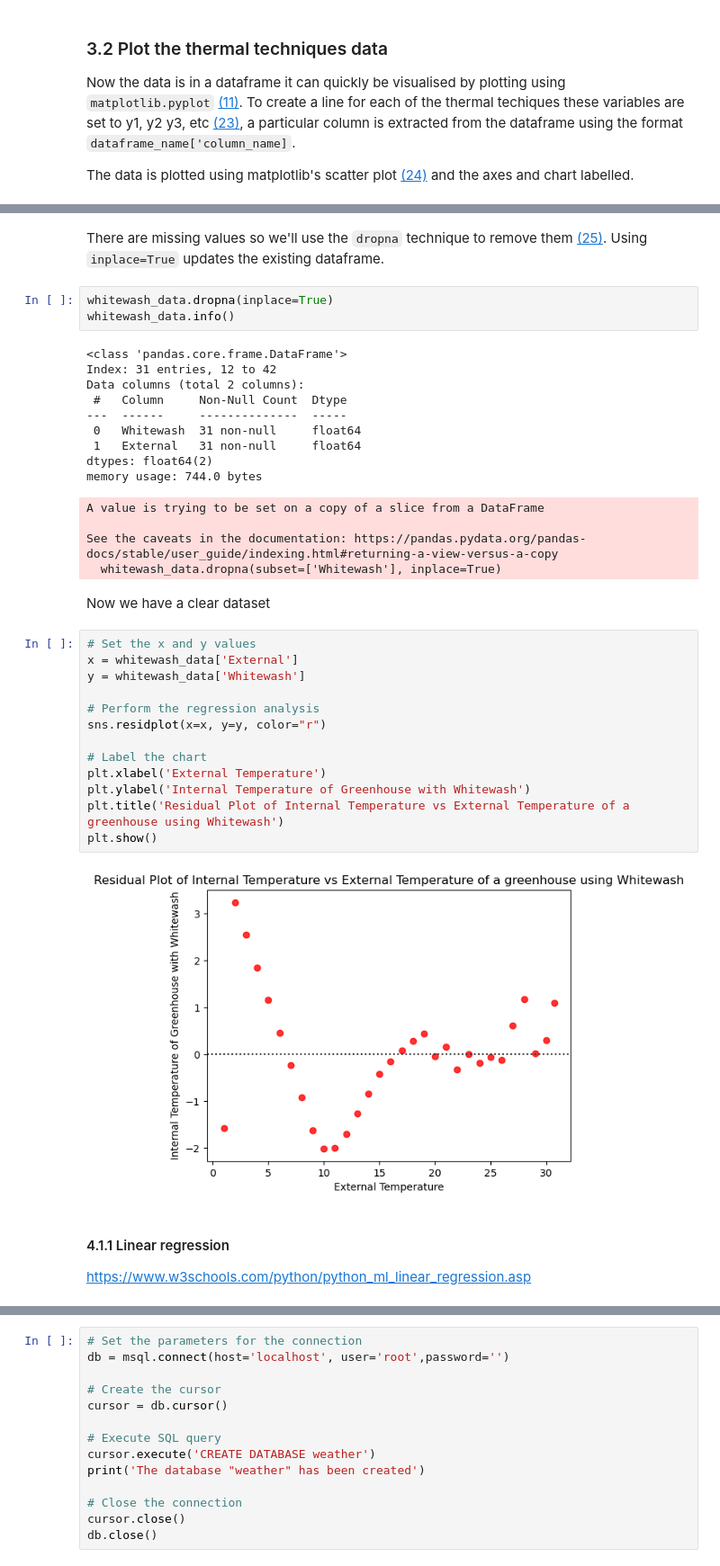
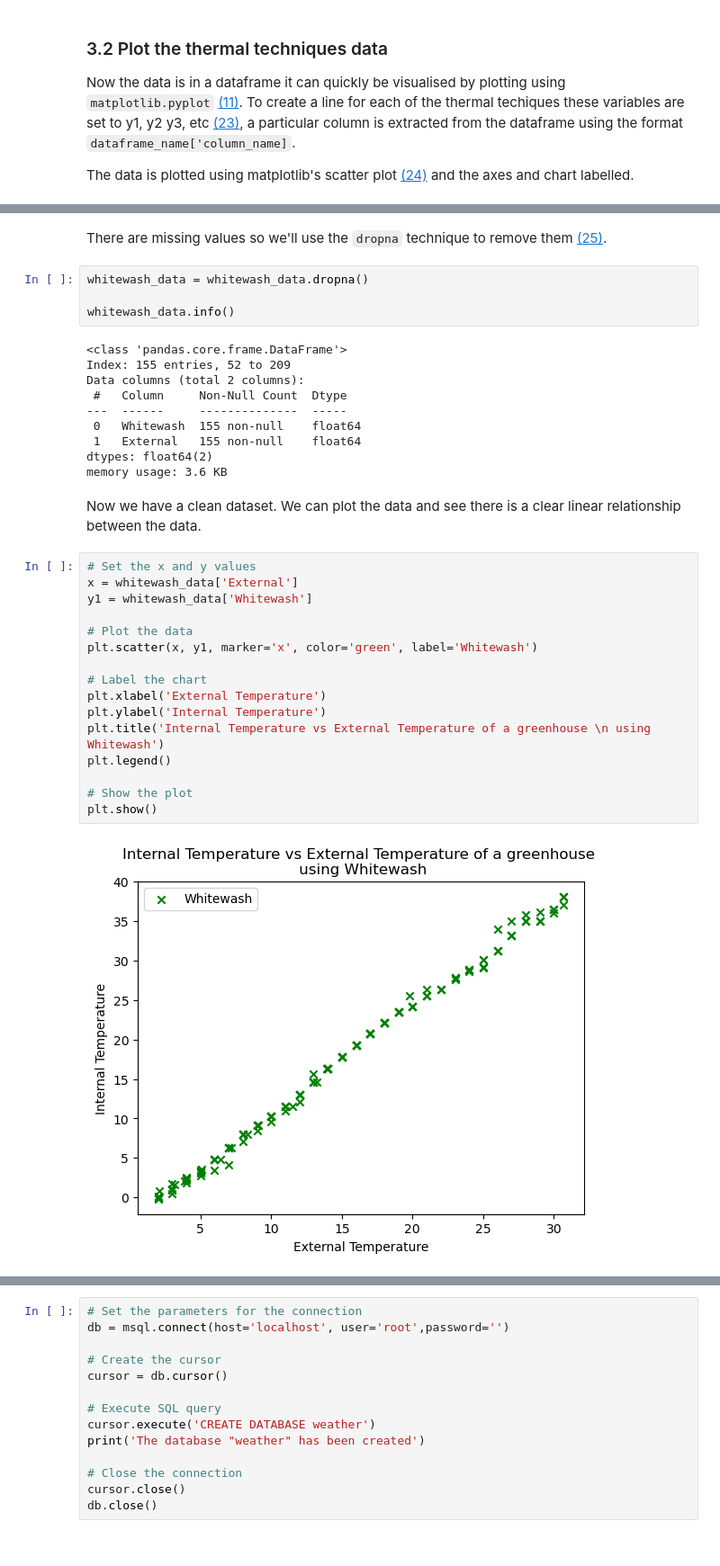
Before and after one commit to kknb1982/pfda, a Jupyter notebook: project/weather_suitability.ipynb, the cells around one changed output, grey strips where cells are left out. Shown: that part at 90% size. Drawn from its saved outputs; the diff is of its cells as text.

```diff
--- a/project/weather_suitability.ipynb
+++ b/project/weather_suitability.ipynb
@@ -151,40 +149,36 @@ memory usage: 1.1 KB
 # %% [markdown]
-There are missing values so we'll use the `dropna` technique to remove them [(25)](https://pandas.pydata.org/docs/reference/api/pandas.DataFrame.dropna.html). Using `inplace=True` updates the existing dataframe.
+There are missing values so we'll use the `dropna` technique to remove them [(25)](https://pandas.pydata.org/docs/reference/api/pandas.DataFrame.dropna.html).
 # %%
-whitewash_data.dropna(inplace=True)
+whitewash_data = whitewash_data.dropna()
+
 whitewash_data.info()
 # %% [output]
 <class 'pandas.core.frame.DataFrame'>
-Index: 31 entries, 12 to 42
+Index: 155 entries, 52 to 209
 Data columns (total 2 columns):
  #   Column     Non-Null Count  Dtype
 ---  ------     --------------  -----
- 0   Whitewash  31 non-null     float64
- 1   External   31 non-null     float64
+ 0   Whitewash  155 non-null    float64
+ 1   External   155 non-null    float64
 dtypes: float64(2)
-memory usage: 744.0 bytes
+memory usage: 3.6 KB
-A value is trying to be set on a copy of a slice from a DataFrame
-
-See the caveats in the documentation: https://pandas.pydata.org/pandas-docs/stable/user_guide/indexing.html#returning-a-view-versus-a-copy
-  whitewash_data.dropna(subset=['Whitewash'], inplace=True)
 # %% [markdown]
-Now we have a clear dataset
+Now we have a clean dataset. We can plot the data and see there is a clear linear relationship between the data.
-# %%
-# Set the x and y values
-x = whitewash_data['External']
-y = whitewash_data['Whitewash']
-
-# Perform the regression analysis
-sns.residplot(x=x, y=y, color="r")
-
-# Label the chart
-plt.xlabel('External Temperature')
-plt.ylabel('Internal Temperature of Greenhouse with Whitewash')
-plt.title('Residual Plot of Internal Temperature vs External Temperature of a greenhouse using Whitewash')
-plt.show()
-# %% [output]
-[figure, removed]
-# %% [markdown]
-#### 4.1.1 Linear regression
-
-https://www.w3schools.com/python/python_ml_linear_regression.asp
+# %%
+# Set the x and y values
+x = whitewash_data['External']
+y1 = whitewash_data['Whitewash']
+
+# Plot the data
+plt.scatter(x, y1, marker='x', color='green', label='Whitewash')
+
+# Label the chart
+plt.xlabel('External Temperature')
+plt.ylabel('Internal Temperature')
+plt.title('Internal Temperature vs External Temperature of a greenhouse \n using Whitewash')
+plt.legend()
+
+# Show the plot
+plt.show()
+# %% [output]
+[figure, added]
```
Also changed, not shown: parts of 23 cells of this notebook.
